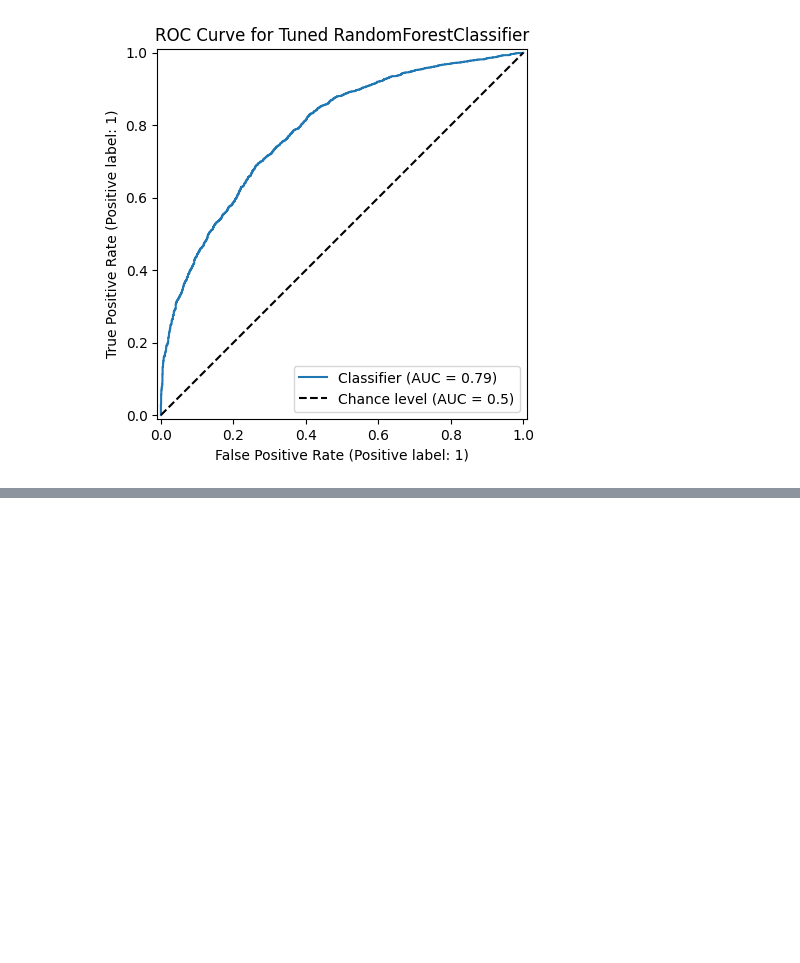
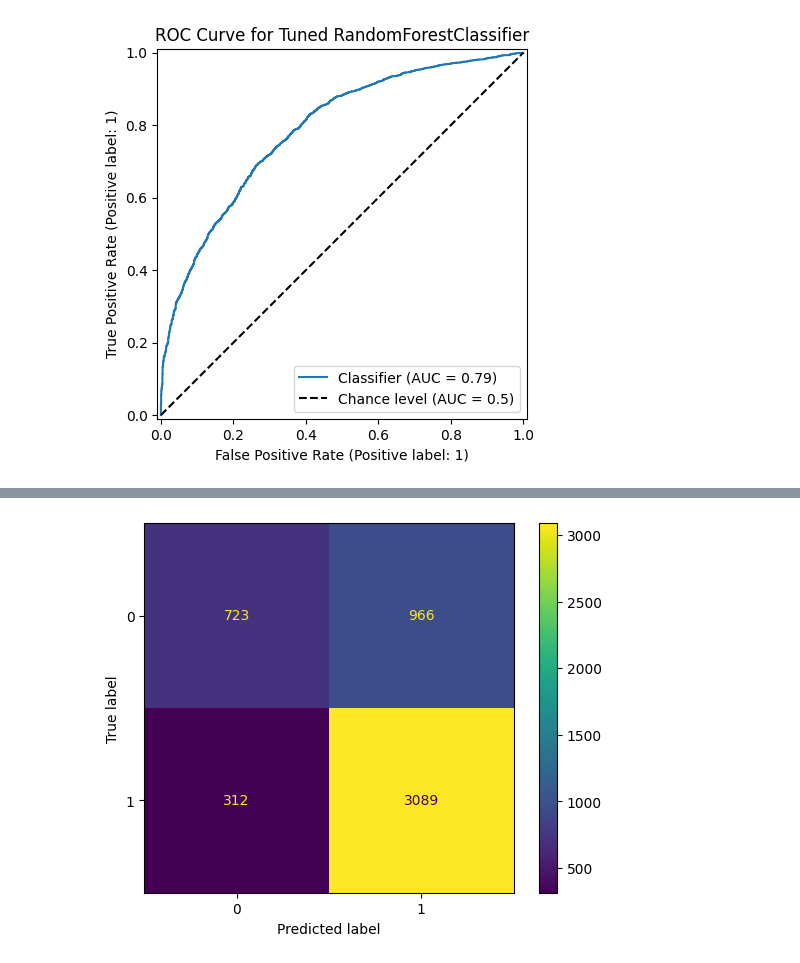
Before and after one commit to webmaster99-stack/us-visa-approval-prediction, a Jupyter notebook: notebooks/feature_engineering_and_modeling.ipynb, the cells around one changed output, grey strips where cells are left out. Drawn from its saved outputs; the diff is of its cells as text; code cells hidden in the pictures; blank space fills up the shorter version.

```diff
--- a/notebooks/feature_engineering_and_modeling.ipynb
+++ b/notebooks/feature_engineering_and_modeling.ipynb
@@ -604,0 +615,8 @@ plt.show()
+# %%
+thresholded_classifier = TunedThresholdClassifierCV(
+    estimator=best_forest_pipeline,
+    scoring="f1",
+    random_state=42
+)
+
+thresholded_classifier.fit(attributes_train, target_train)
@@ -604,0 +675,8 @@ plt.show()
+# %%
+ConfusionMatrixDisplay.from_predictions(
+    y_true=target_test,
+    y_pred=thresholded_classifier.predict(attributes_test)
+)
+plt.show()
+# %% [output]
+[figure, added]
```
Also changed, not shown: parts of 7 cells of this notebook.
